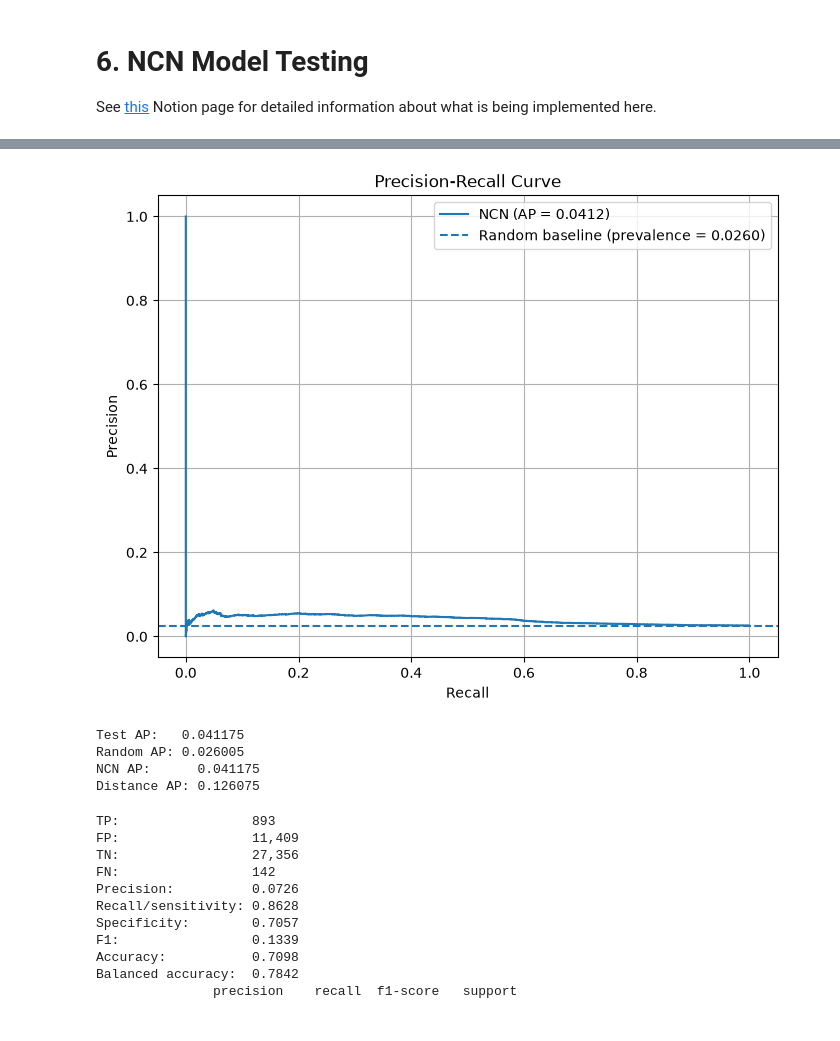
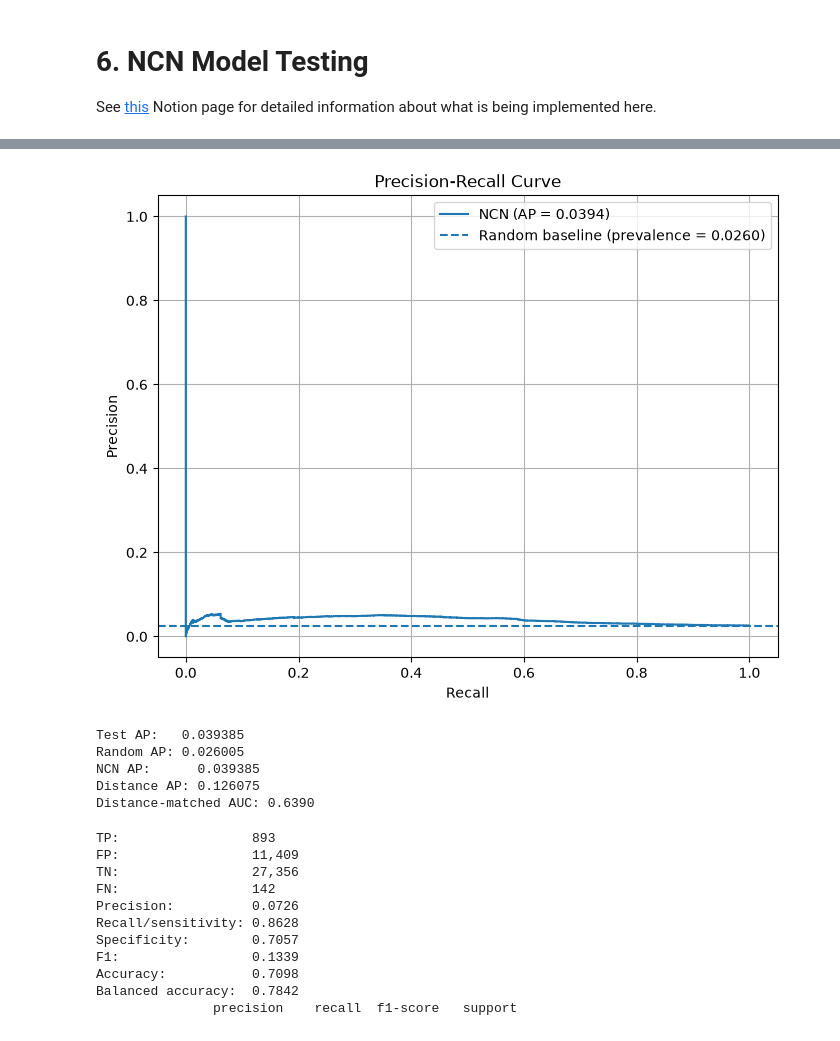
Before and after one commit to 12Jeef/NTAB_F26_Connectomics, a Jupyter notebook: jeffrey/official.ipynb, the cells around one changed output, grey strips where cells are left out. Cells and saved outputs as stored; diff of their text form; code cells hidden in the pictures.

```diff
--- a/jeffrey/official.ipynb
+++ b/jeffrey/official.ipynb
@@ -1325,6 +1394,7 @@ import torch
 import torch.nn as nn
 from sklearn.metrics import average_precision_score
 import matplotlib.pyplot as plt
+import copy
 
 if NCN_MODEL_TRAIN:
 
@@ -1399,7 +1469,7 @@ if NCN_MODEL_TRAIN:
         if epoch >= 10 and (best_value == -1 or test_loss.item() < best_value):
             best_value = test_loss.item()
             best_value_epoch = epoch
-            model_state = model.state_dict()
+            model_state = copy.deepcopy(model.state_dict())
 
         train_losses.append(train_loss.item())
         test_losses.append(test_loss.item())
@@ -1464,8 +1534,51 @@ picking Epoch 046 | Value: 0.644446
 # %%
+import numpy as np
 import torch
-from sklearn.metrics import precision_recall_curve
+from sklearn.metrics import precision_recall_curve, roc_auc_score
 
-best_threshold = 0.5
+
+def distance_matched_auc(y_true, y_score, distances, n_bins=20):
+    def to_numpy(x):
+        if hasattr(x, "detach"):
+            x = x.detach().cpu().numpy()
+        return np.asarray(x).reshape(-1)
+
+    y_true = to_numpy(y_true).astype(int)
+    y_score = to_numpy(y_score)
+    distances = to_numpy(distances)
+
+    bin_edges = np.unique(
+        np.quantile(distances, np.linspace(0, 1, n_bins + 1))
+    )
+    bin_ids = np.digitize(distances, bin_edges[1:-1])
+
+    aucs = []
+    weights = []
+
+    for b in np.unique(bin_ids):
+        mask = bin_ids == b
+
+        labels = y_true[mask]
+        scores = y_score[mask]
+
+        n_pos = np.sum(labels == 1)
+        n_neg = np.sum(labels == 0)
+        if n_pos == 0 or n_neg == 0:
+            continue
+
+        auc = roc_auc_score(labels, scores)
+
+        weight = n_pos * n_neg
+
+        aucs.append(auc)
+        weights.append(weight)
+
+    if not weights:
+        return np.nan
+
+    return np.average(aucs, weights=weights)
+
+best_threshold = 0
 
 model.eval()
 
@@ -1518,4 +1631,13 @@ if not USE_STRENGTH:
 
     print(f"NCN AP:      {ap:.6f}")
     print(f"Distance AP: {distance_ap:.6f}")
+
+    dm_auc = distance_matched_auc(
+        y_true=q_pair_values_test,
+        y_score=test_probs,
+        distances=q_pair_distances_test,
+        n_bins=20,
+    )
+
+    print(f"Distance-matched AUC: {dm_auc:.4f}")
 # %% [output]
@@ -1540,8 +1662,9 @@ Not connected     0.9748    0.9668    0.9708     38765
-[figure, old version]
+[figure, new version]
-Test AP:   0.041175
+Test AP:   0.039385
 Random AP: 0.026005
-NCN AP:      0.041175
+NCN AP:      0.039385
 Distance AP: 0.126075
+Distance-matched AUC: 0.6390
 # %%
 if DISTANCE_BENCH and not USE_STRENGTH:
 
```
Also changed, not shown: parts of 8 cells of this notebook.
